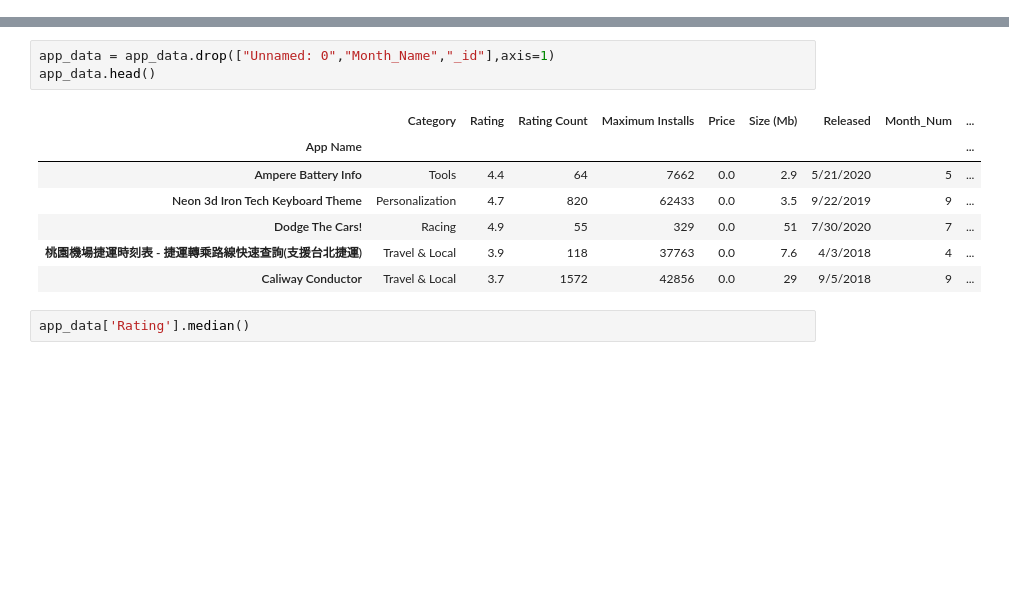
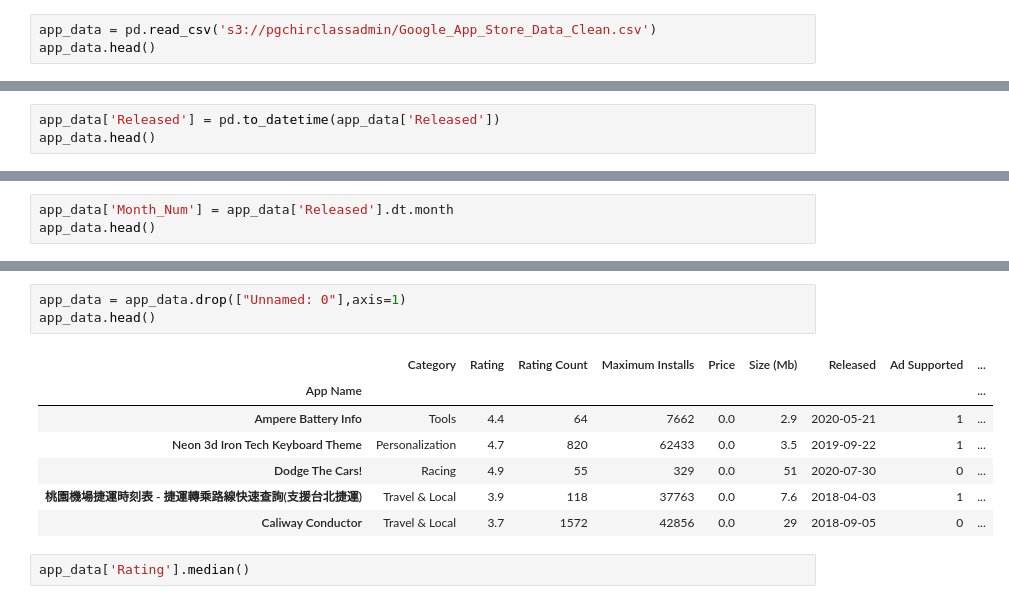
Before and after one commit to Alyssa-Ann/Machine-_Learning_Dashboard_Capstone_2021, a Jupyter notebook: Machine_Learning/Google_App_Machine_Learning_AWS_Source.ipynb, the cells around one changed output, grey strips where cells are left out. Saved outputs shown, nothing was run; the diff lists cells and outputs as text; blank space fills up the shorter version.

```diff
--- a/Machine_Learning/Google_App_Machine_Learning.ipynb
+++ b/Machine_Learning/Google_App_Machine_Learning_AWS_Source.ipynb
@@ -50,0 +14,3 @@ app_data.head()
+# %%
+app_data = pd.read_csv('s3://pgchirclassadmin/Google_App_Store_Data_Clean.csv')
+app_data.head()
@@ -50,0 +35,3 @@ app_data.head()
+# %%
+app_data['Released'] = pd.to_datetime(app_data['Released'])
+app_data.head()
@@ -50,0 +46,3 @@ app_data.head()
+# %%
+app_data['Month_Num'] = app_data['Released'].dt.month
+app_data.head()
@@ -51,14 +57,14 @@ app_data.head()
 # %%
-app_data = app_data.drop(["Unnamed: 0","Month_Name","_id"],axis=1)
+app_data = app_data.drop(["Unnamed: 0"],axis=1)
 app_data.head()
 # %% [output]
-|  | Category | Rating | Rating Count | Maximum Installs | Price | Size (Mb) | Released | Month_Num | ... |
+|  | Category | Rating | Rating Count | Maximum Installs | Price | Size (Mb) | Released | Ad Supported | ... |
 | App Name |  |  |  |  |  |  |  |  | ... |
-| Ampere Battery Info | Tools | 4.4 | 64 | 7662 | 0.0 | 2.9 | 5/21/2020 | 5 | ... |
-| Neon 3d Iron Tech Keyboard Theme | Personalization | 4.7 | 820 | 62433 | 0.0 | 3.5 | 9/22/2019 | 9 | ... |
-| Dodge The Cars! | Racing | 4.9 | 55 | 329 | 0.0 | 51 | 7/30/2020 | 7 | ... |
-| 桃園機場捷運時刻表 - 捷運轉乘路線快速查詢(支援台北捷運) | Travel & Local | 3.9 | 118 | 37763 | 0.0 | 7.6 | 4/3/2018 | 4 | ... |
-| Caliway Conductor | Travel & Local | 3.7 | 1572 | 42856 | 0.0 | 29 | 9/5/2018 | 9 | ... |
+| Ampere Battery Info | Tools | 4.4 | 64 | 7662 | 0.0 | 2.9 | 2020-05-21 | 1 | ... |
+| Neon 3d Iron Tech Keyboard Theme | Personalization | 4.7 | 820 | 62433 | 0.0 | 3.5 | 2019-09-22 | 1 | ... |
+| Dodge The Cars! | Racing | 4.9 | 55 | 329 | 0.0 | 51 | 2020-07-30 | 0 | ... |
+| 桃園機場捷運時刻表 - 捷運轉乘路線快速查詢(支援台北捷運) | Travel & Local | 3.9 | 118 | 37763 | 0.0 | 7.6 | 2018-04-03 | 1 | ... |
+| Caliway Conductor | Travel & Local | 3.7 | 1572 | 42856 | 0.0 | 29 | 2018-09-05 | 0 | ... |
 # %%
 app_data['Rating'].median()
 # %% [output]
```
Also changed, not shown: parts of 31 cells of this notebook, 1 other file.
